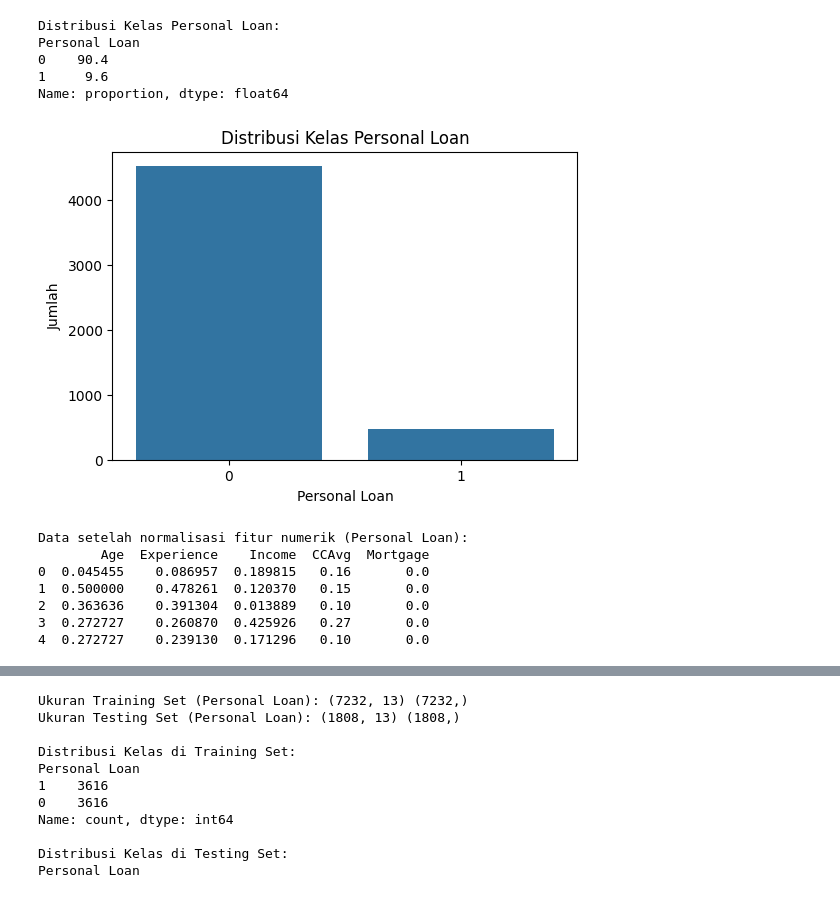
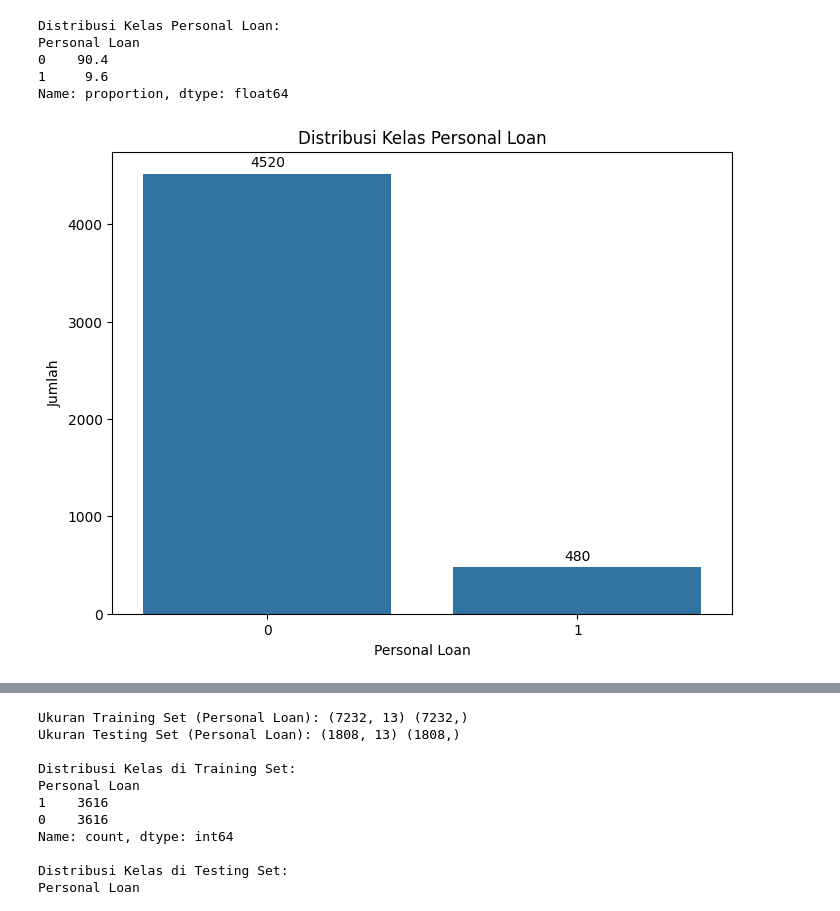
Before and after one commit to muhhanif27/DIP_TEORI, a Jupyter notebook: Tugas4/tugas4.ipynb, the cells around one changed output, grey strips where cells are left out. Cells and saved outputs as stored; diff of their text form; code cells hidden in the pictures.

```diff
--- a/Tugas4/tugas4.ipynb
+++ b/Tugas4/tugas4.ipynb
@@ -1,50 +1,37 @@
 # %%
 import pandas as pd
 import matplotlib.pyplot as plt
 import seaborn as sns
+from imblearn.over_sampling import SMOTE
+from sklearn.model_selection import train_test_split
 
 # Membaca dataset
 data = pd.read_csv('Bank_Personal_Loan_Modelling.csv')
+
+def add_counts(ax):
+    for p in ax.patches:
+        ax.annotate(f'{int(p.get_height())}',
+                    (p.get_x() + p.get_width() / 2., p.get_height()),
+                    ha='center', va='baseline', fontsize=10, xytext=(0, 5),
+                    textcoords='offset points')
 
 # Analisis distribusi kelas untuk Personal Loan
 print("Distribusi Kelas Personal Loan:")
 print(data['Personal Loan'].value_counts(normalize=True) * 100)
 
 # Visualisasi bar plot
-plt.figure(figsize=(6, 4))
-sns.countplot(x='Personal Loan', data=data)
+plt.figure(figsize=(8, 6))
+ax = sns.countplot(x='Personal Loan', data=data)
+add_counts(ax)
 plt.title('Distribusi Kelas Personal Loan')
 plt.xlabel('Personal Loan')
 plt.ylabel('Jumlah')
 plt.show()
 # %% [output]
 Distribusi Kelas Personal Loan:
 Personal Loan
 0    90.4
 1     9.6
 Name: proportion, dtype: float64
-[figure, old version]
+[figure, new version]
-# %%
-from sklearn.preprocessing import MinMaxScaler
-
-# Memilih fitur numerik
-numeric_features = ['Age', 'Experience', 'Income', 'CCAvg', 'Mortgage']
-
-# Inisialisasi scaler
-scaler = MinMaxScaler()
-
-# Normalisasi fitur numerik
-data[numeric_features] = scaler.fit_transform(data[numeric_features])
-
-# Verifikasi normalisasi
-print("Data setelah normalisasi fitur numerik (Personal Loan):")
-print(data[numeric_features].head())
-# %% [output]
-Data setelah normalisasi fitur numerik (Personal Loan):
-        Age  Experience    Income  CCAvg  Mortgage
-0  0.045455    0.086957  0.189815   0.16       0.0
-1  0.500000    0.478261  0.120370   0.15       0.0
-2  0.363636    0.391304  0.013889   0.10       0.0
-3  0.272727    0.260870  0.425926   0.27       0.0
-4  0.272727    0.239130  0.171296   0.10       0.0
 # %%
```
Also changed, not shown: parts of 6 cells of this notebook.
